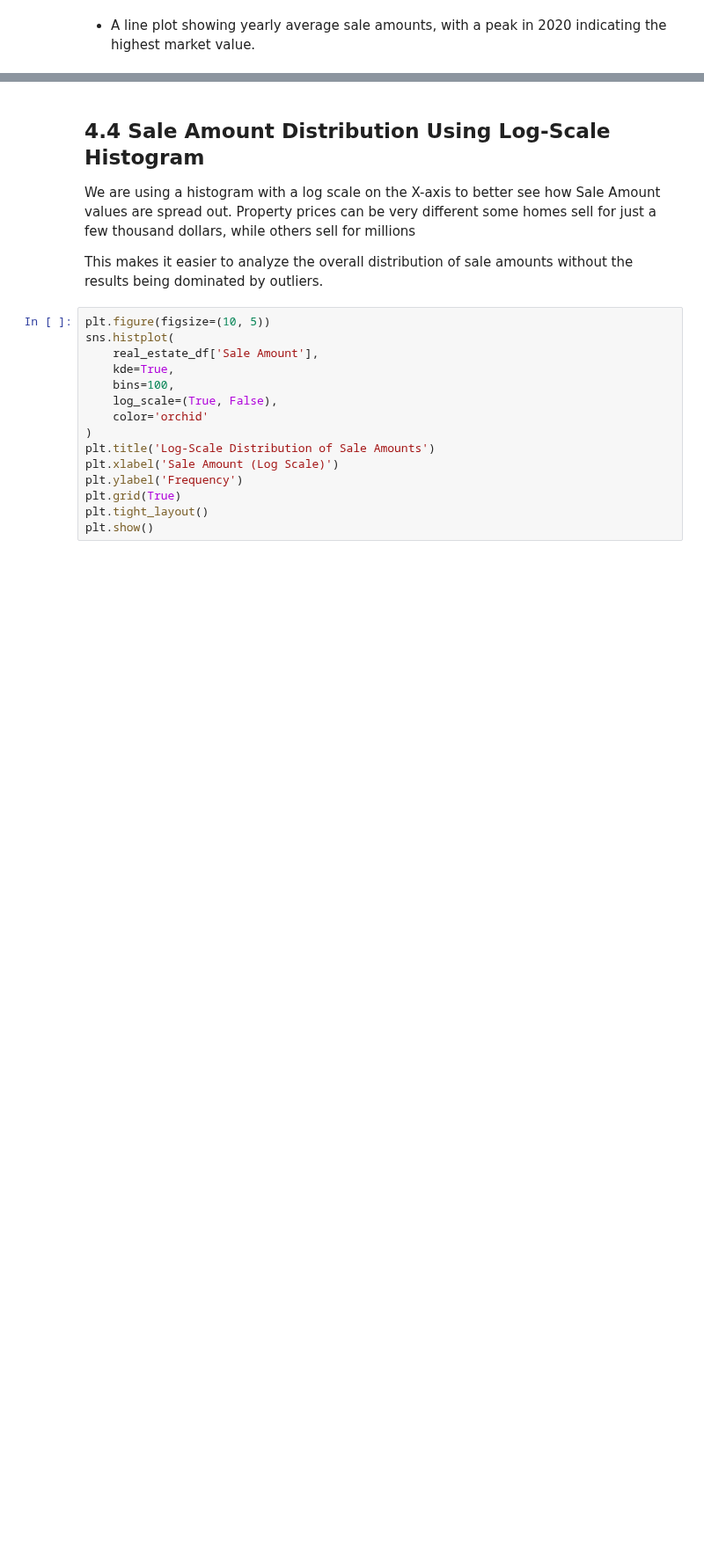
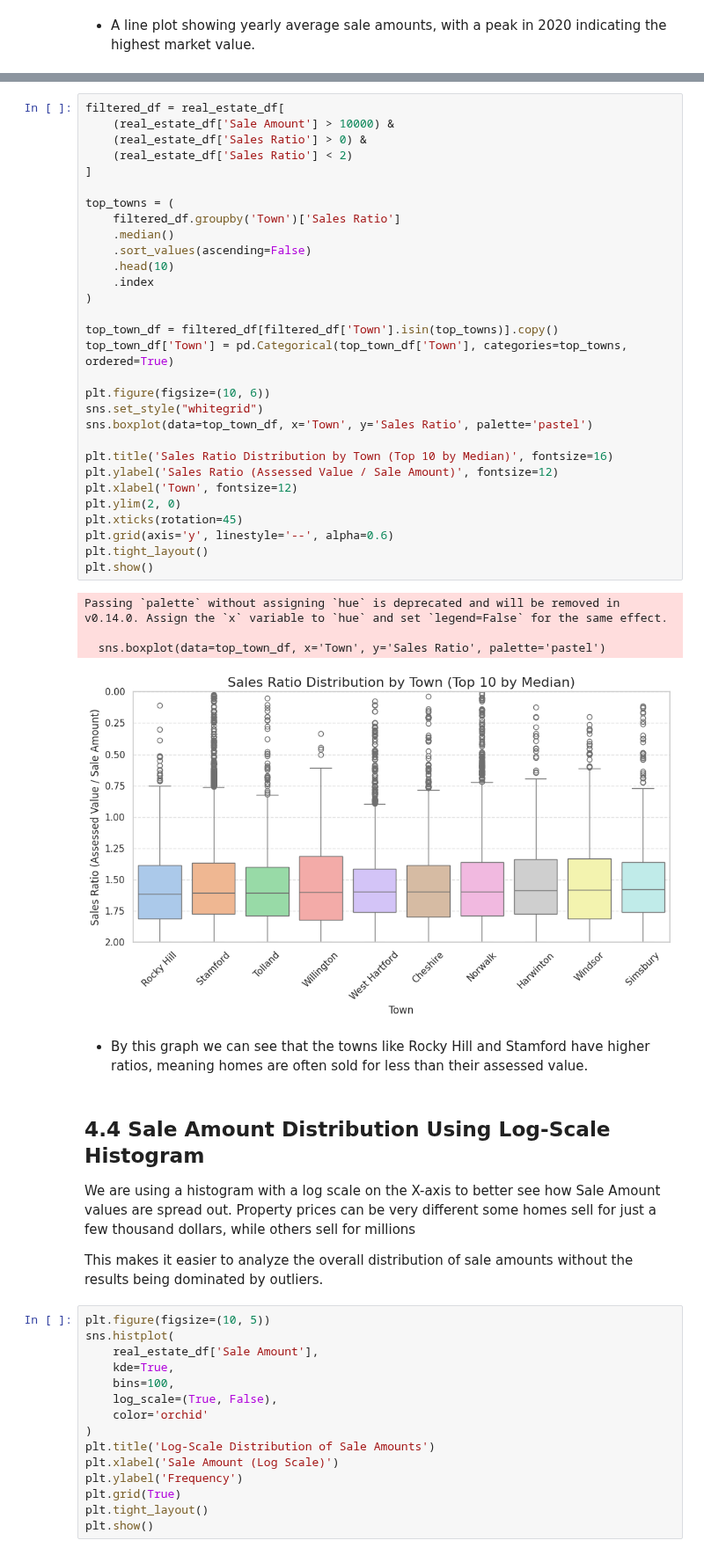
Before and after one commit to kthanikonda/DataWithPython, a Jupyter notebook: Real_Estate_Project-2.ipynb, the cells around one changed output, grey strips where cells are left out. Shown at 88% size. Saved outputs shown, nothing was run; the diff lists cells and outputs as text; blank space fills up the shorter version.

```diff
--- a/Real_Estate_Project-2.ipynb
+++ b/Real_Estate_Project-2.ipynb
@@ -480,3 +474,40 @@ plt.show()
+# %%
+filtered_df = real_estate_df[
+    (real_estate_df['Sale Amount'] > 10000) &
+    (real_estate_df['Sales Ratio'] > 0) &
+    (real_estate_df['Sales Ratio'] < 2)
+]
+
+top_towns = (
+    filtered_df.groupby('Town')['Sales Ratio']
+    .median()
+    .sort_values(ascending=False)
+    .head(10)
+    .index
+)
+
+top_town_df = filtered_df[filtered_df['Town'].isin(top_towns)].copy()
+top_town_df['Town'] = pd.Categorical(top_town_df['Town'], categories=top_towns, ordered=True)
+
+plt.figure(figsize=(10, 6))
+sns.set_style("whitegrid")
+sns.boxplot(data=top_town_df, x='Town', y='Sales Ratio', palette='pastel')
+
+plt.title('Sales Ratio Distribution by Town (Top 10 by Median)', fontsize=16)
+plt.ylabel('Sales Ratio (Assessed Value / Sale Amount)', fontsize=12)
+plt.xlabel('Town', fontsize=12)
+plt.ylim(2, 0)
+plt.xticks(rotation=45)
+plt.grid(axis='y', linestyle='--', alpha=0.6)
+plt.tight_layout()
+plt.show()
+# %% [output]
+Passing `palette` without assigning `hue` is deprecated and will be removed in v0.14.0. Assign the `x` variable to `hue` and set `legend=False` for the same effect.
+
+  sns.boxplot(data=top_town_df, x='Town', y='Sales Ratio', palette='pastel')
+[figure, added]
+# %% [markdown]
+* By this graph we can see that the towns like Rocky Hill and Stamford have higher ratios, meaning homes are often sold for less than their assessed value.
 # %% [markdown]
 ## 4.4 Sale Amount Distribution Using Log-Scale Histogram
 
```
Also changed, not shown: parts of 8 cells of this notebook.
